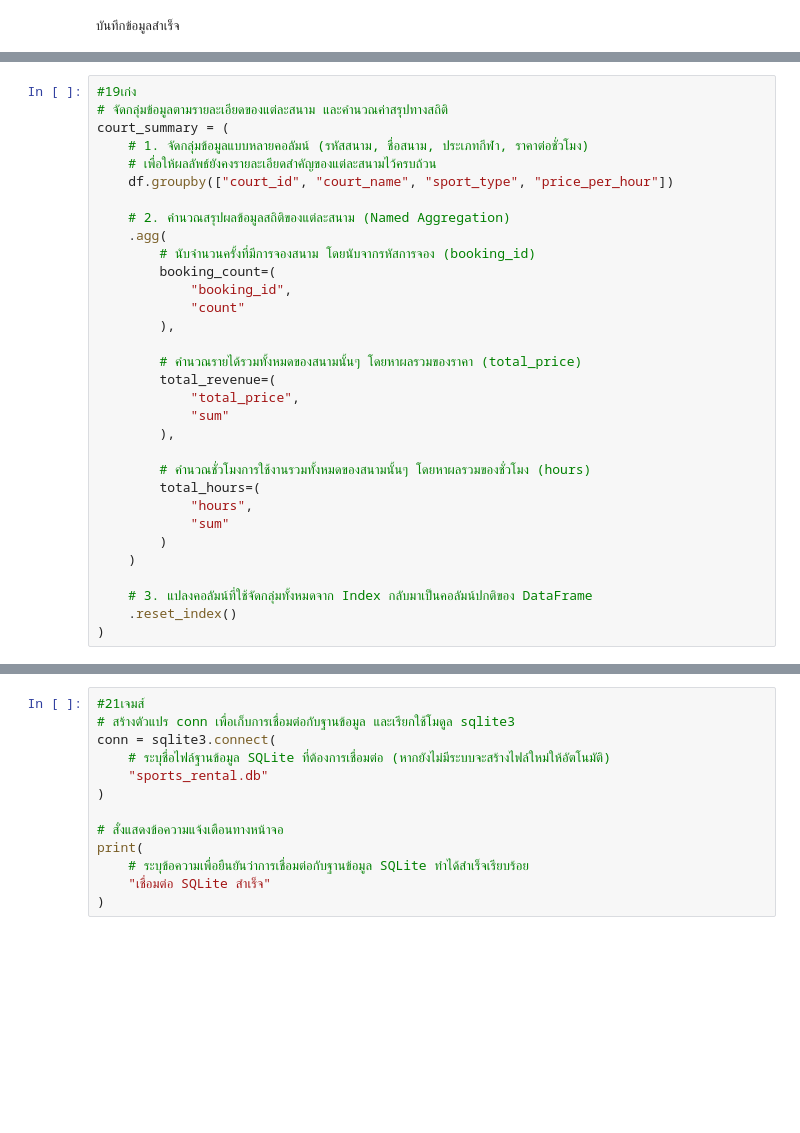
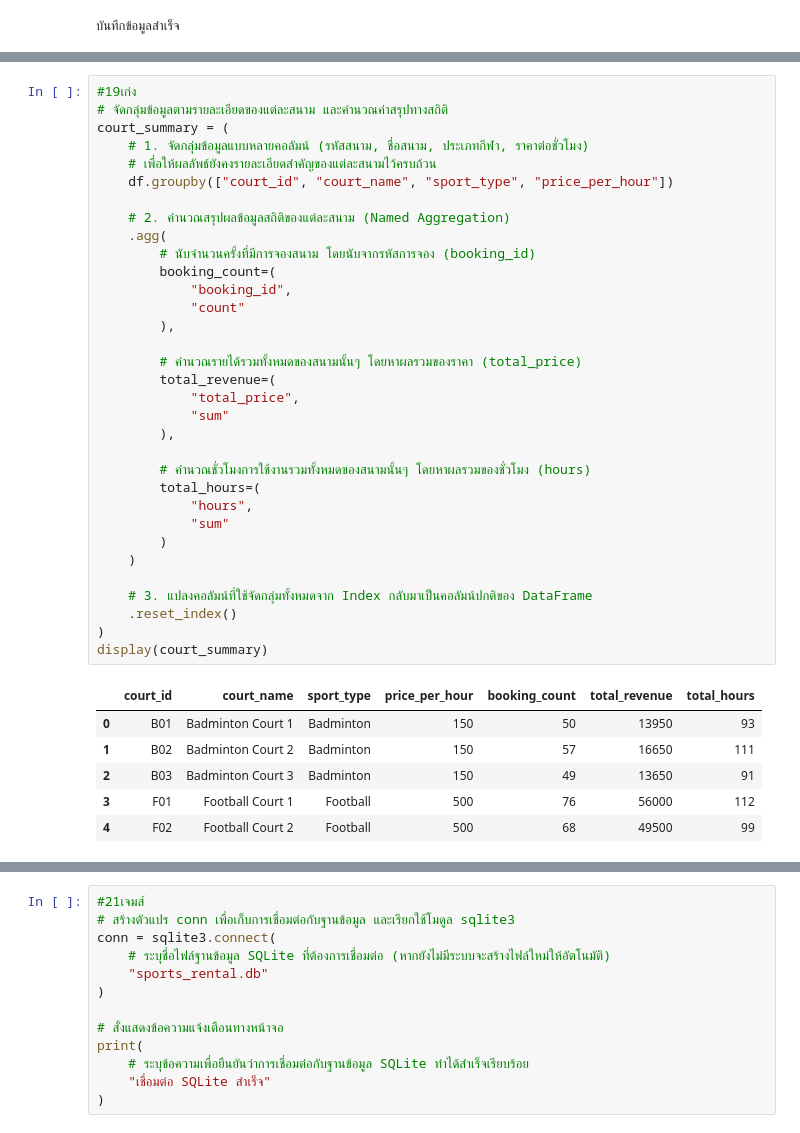
Before and after one commit to niramol489-creator/Project-group13, a Jupyter notebook: Project_group13.ipynb, the cells around one changed output, grey strips where cells are left out. Drawn from its saved outputs; the diff is of its cells as text; blank space fills up the shorter version.

```diff
--- a/Project_group13.ipynb
+++ b/Project_group13.ipynb
@@ -805,33 +803,41 @@ display(
 # จัดกลุ่มข้อมูลตามรายละเอียดของแต่ละสนาม และคำนวณค่าสรุปทางสถิติ
 court_summary = (
     # 1. จัดกลุ่มข้อมูลแบบหลายคอลัมน์ (รหัสสนาม, ชื่อสนาม, ประเภทกีฬา, ราคาต่อชั่วโมง)
     # เพื่อให้ผลลัพธ์ยังคงรายละเอียดสำคัญของแต่ละสนามไว้ครบถ้วน
     df.groupby(["court_id", "court_name", "sport_type", "price_per_hour"])
 
     # 2. คำนวณสรุปผลข้อมูลสถิติของแต่ละสนาม (Named Aggregation)
     .agg(
         # นับจำนวนครั้งที่มีการจองสนาม โดยนับจากรหัสการจอง (booking_id)
         booking_count=(
             "booking_id",
             "count"
         ),
 
         # คำนวณรายได้รวมทั้งหมดของสนามนั้นๆ โดยหาผลรวมของราคา (total_price)
         total_revenue=(
             "total_price",
             "sum"
         ),
 
         # คำนวณชั่วโมงการใช้งานรวมทั้งหมดของสนามนั้นๆ โดยหาผลรวมของชั่วโมง (hours)
         total_hours=(
             "hours",
             "sum"
         )
     )
 
     # 3. แปลงคอลัมน์ที่ใช้จัดกลุ่มทั้งหมดจาก Index กลับมาเป็นคอลัมน์ปกติของ DataFrame
     .reset_index()
 )
+display(court_summary)
+# %% [output]
+|  | court_id | court_name | sport_type | price_per_hour | booking_count | total_revenue | total_hours |
+| 0 | B01 | Badminton Court 1 | Badminton | 150 | 50 | 13950 | 93 |
+| 1 | B02 | Badminton Court 2 | Badminton | 150 | 57 | 16650 | 111 |
+| 2 | B03 | Badminton Court 3 | Badminton | 150 | 49 | 13650 | 91 |
+| 3 | F01 | Football Court 1 | Football | 500 | 76 | 56000 | 112 |
+| 4 | F02 | Football Court 2 | Football | 500 | 68 | 49500 | 99 |
 # %%
 #20เจมส์
 
```
Also changed, not shown: parts of 14 cells of this notebook.
